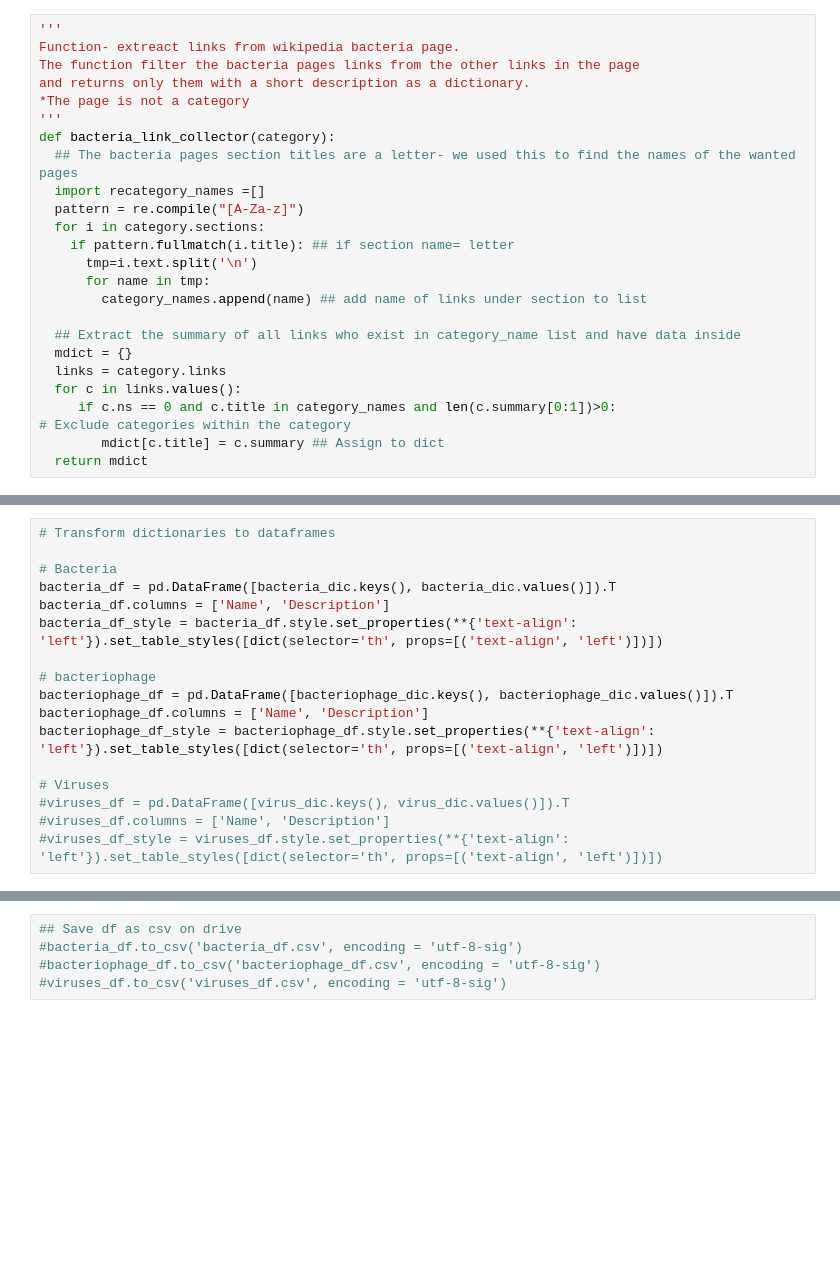
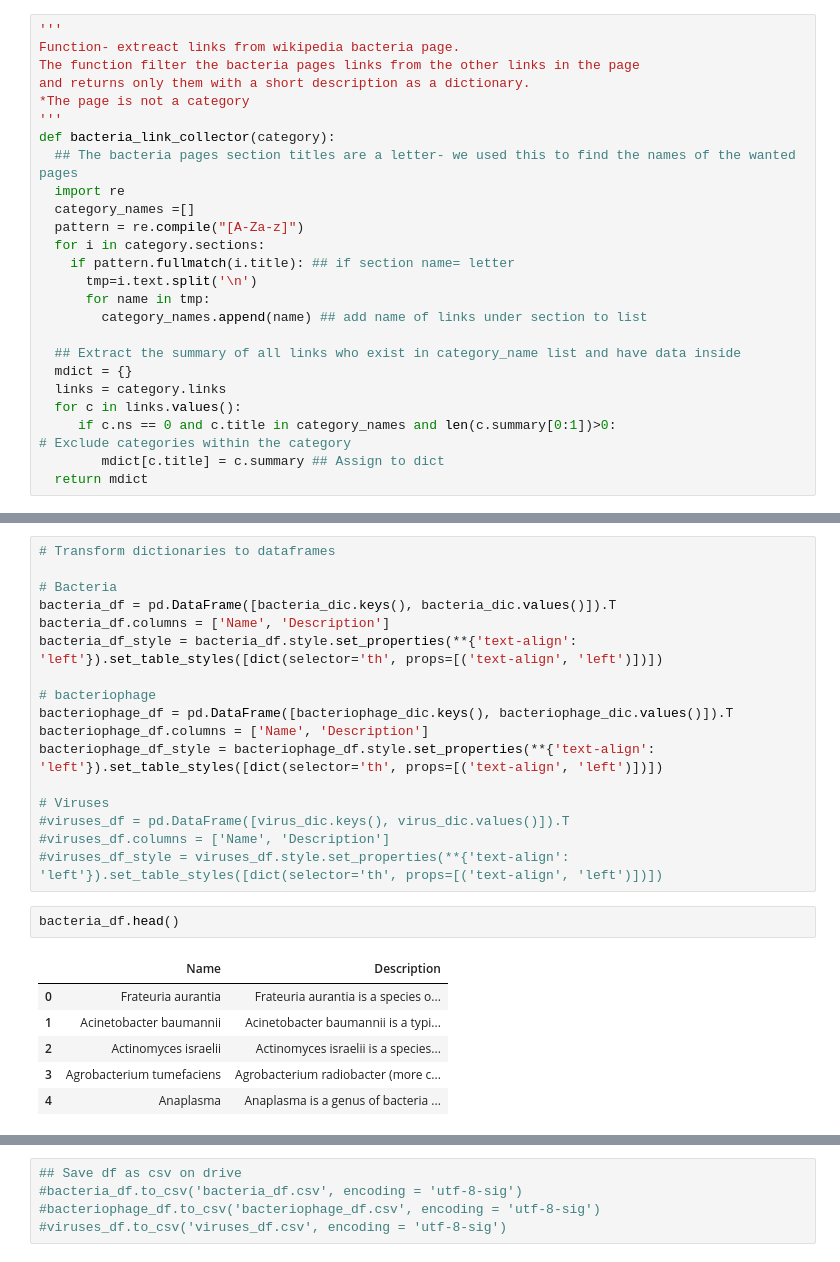
Before and after one commit to Eitams/NLP_Exercise, a Jupyter notebook: NLP_extract_data.ipynb, the cells around one changed output, grey strips where cells are left out. Cells and saved outputs as stored; diff of their text form; blank space fills up the shorter version.

```diff
--- a/NLP_extract_data.ipynb
+++ b/NLP_extract_data.ipynb
@@ -39,7 +54,8 @@ and returns only them with a short description as a dictionary.
 '''
 def bacteria_link_collector(category):
   ## The bacteria pages section titles are a letter- we used this to find the names of the wanted pages
-  import recategory_names =[]
+  import re
+  category_names =[]
   pattern = re.compile("[A-Za-z]")
   for i in category.sections:
     if pattern.fullmatch(i.title): ## if section name= letter
@@ -93,3 +109,12 @@ bacteriophage_df_style = bacteriophage_df.style.set_properties(**{'text-align':
 #viruses_df = pd.DataFrame([virus_dic.keys(), virus_dic.values()]).T
 #viruses_df.columns = ['Name', 'Description']
 #viruses_df_style = viruses_df.style.set_properties(**{'text-align': 'left'}).set_table_styles([dict(selector='th', props=[('text-align', 'left')])])
+# %%
+bacteria_df.head()
+# %% [output]
+|  | Name | Description |
+| 0 | Frateuria aurantia | Frateuria aurantia is a species o... |
+| 1 | Acinetobacter baumannii | Acinetobacter baumannii is a typi... |
+| 2 | Actinomyces israelii | Actinomyces israelii is a species... |
+| 3 | Agrobacterium tumefaciens | Agrobacterium radiobacter (more c... |
+| 4 | Anaplasma | Anaplasma is a genus of bacteria ... |
```
Also changed, not shown: parts of 2 cells of this notebook.
